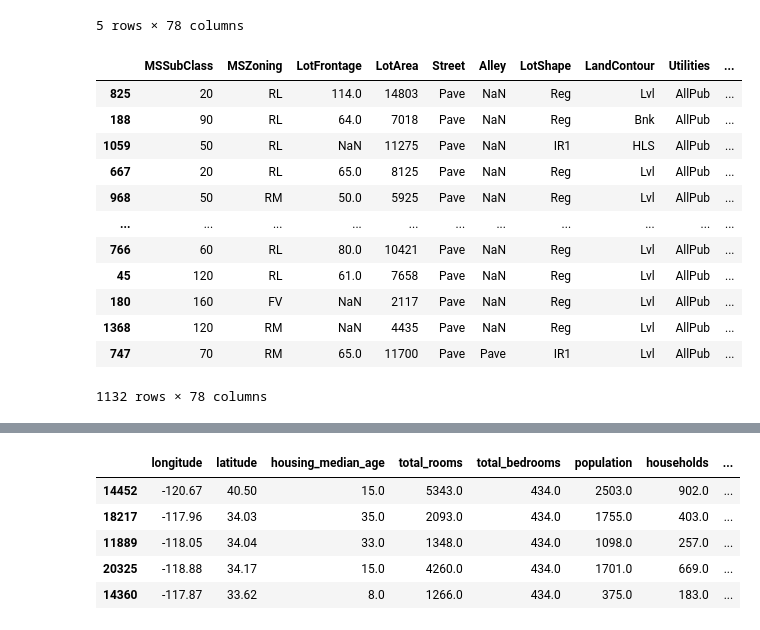
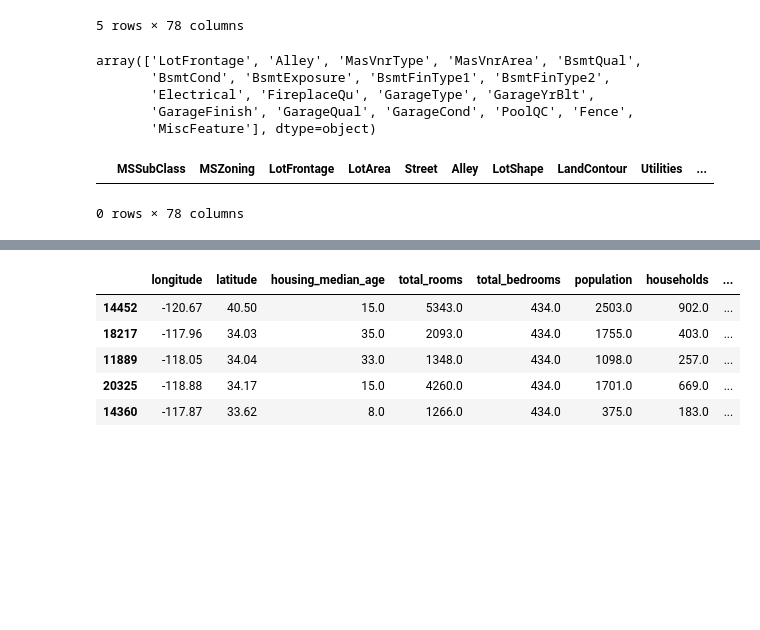
Before and after one commit to colafishx/handson-ml3, a Jupyter notebook: 02_end_to_end_machine_learning_project.ipynb, the cells around one changed output, grey strips where cells are left out. Saved outputs shown, nothing was run; the diff lists cells and outputs as text; code cells hidden in the pictures; blank space fills up the shorter version.

```diff
--- a/02_end_to_end_machine_learning_project.ipynb
+++ b/02_end_to_end_machine_learning_project.ipynb
@@ -463,28 +463,26 @@ housing.loc[null_rows_idx].head()
 | 1059 | 50 | RL | NaN | 11275 | Pave | NaN | IR1 | HLS | AllPub | ... |
 | 667 | 20 | RL | 65.0 | 8125 | Pave | NaN | Reg | Lvl | AllPub | ... |
 5 rows × 78 columns
+# %%
+col_miss = housing.columns[housing.isnull().any()].values
+col_miss
+# %% [output]
+array(['LotFrontage', 'Alley', 'MasVnrType', 'MasVnrArea', 'BsmtQual',
+       'BsmtCond', 'BsmtExposure', 'BsmtFinType1', 'BsmtFinType2',
+       'Electrical', 'FireplaceQu', 'GarageType', 'GarageYrBlt',
+       'GarageFinish', 'GarageQual', 'GarageCond', 'PoolQC', 'Fence',
+       'MiscFeature'], dtype=object)
 # %%
 housing_option1 = housing.copy()
 
 # housing_option1.dropna(inplace=True)
-housing_option1.dropna(subset=['BsmtQual','BsmtCond','BsmtExposure','BsmtFinType1','BsmtFinType2','TotalBsmtSF'], inplace=True)  # option 1
+housing_option1.dropna(subset=col_miss, inplace=True)  # option 1
 
 # housing_option1.loc[null_rows_idx].head()
 housing_option1
 # %% [output]
 |  | MSSubClass | MSZoning | LotFrontage | LotArea | Street | Alley | LotShape | LandContour | Utilities | ... |
-| 825 | 20 | RL | 114.0 | 14803 | Pave | NaN | Reg | Lvl | AllPub | ... |
-| 188 | 90 | RL | 64.0 | 7018 | Pave | NaN | Reg | Bnk | AllPub | ... |
-| 1059 | 50 | RL | NaN | 11275 | Pave | NaN | IR1 | HLS | AllPub | ... |
-| 667 | 20 | RL | 65.0 | 8125 | Pave | NaN | Reg | Lvl | AllPub | ... |
-| 968 | 50 | RM | 50.0 | 5925 | Pave | NaN | Reg | Lvl | AllPub | ... |
-| ... | ... | ... | ... | ... | ... | ... | ... | ... | ... | ... |
-| 766 | 60 | RL | 80.0 | 10421 | Pave | NaN | Reg | Lvl | AllPub | ... |
-| 45 | 120 | RL | 61.0 | 7658 | Pave | NaN | Reg | Lvl | AllPub | ... |
-| 180 | 160 | FV | NaN | 2117 | Pave | NaN | Reg | Lvl | AllPub | ... |
-| 1368 | 120 | RM | NaN | 4435 | Pave | NaN | Reg | Lvl | AllPub | ... |
-| 747 | 70 | RM | 65.0 | 11700 | Pave | Pave | IR1 | Lvl | AllPub | ... |
-1132 rows × 78 columns
+0 rows × 78 columns
 # %%
 housing_option2 = housing.copy()
 
```
Also changed, not shown: parts of 2 cells of this notebook.
